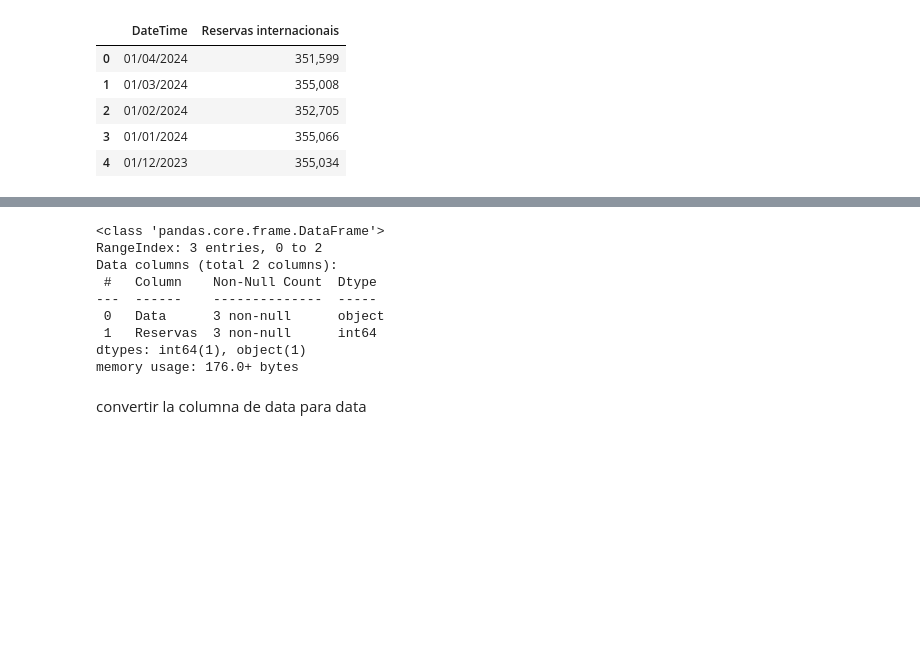
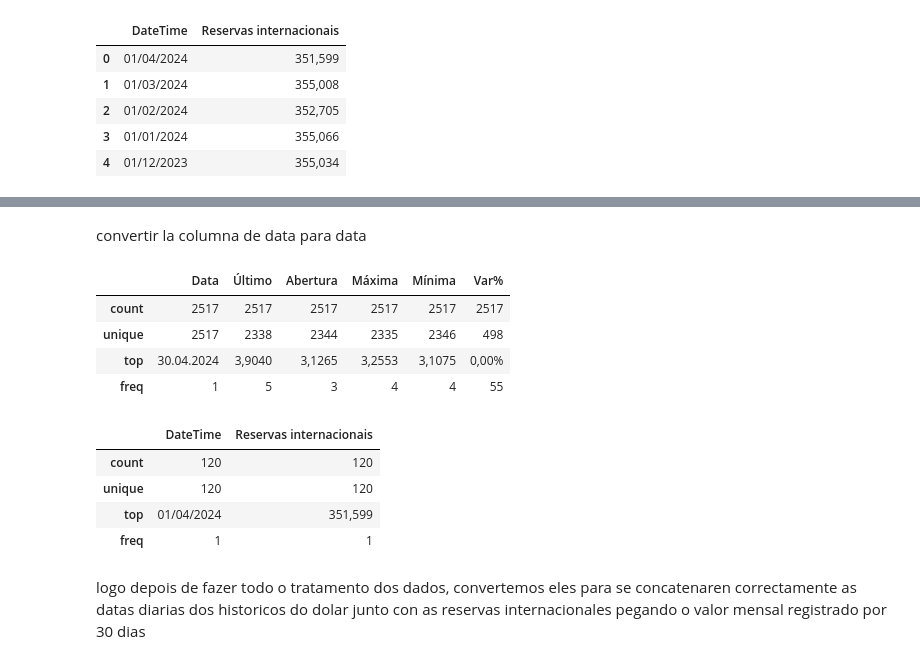
Before and after one commit to DajeanArcila/biblioteca_pandas, a Jupyter notebook: ML_prediçao_dolar.ipynb, the cells around one changed output, grey strips where cells are left out. Cells and saved outputs as stored; diff of their text form; code cells hidden in the pictures; blank space fills up the shorter version.

```diff
--- a/ML_prediçao_dolar.ipynb
+++ b/ML_prediçao_dolar.ipynb
@@ -89,28 +85,0 @@ df_DadosHistoricos.head()
-# %%
-
-# Exemplo de DataFrame df_DadosHistoricos
-dadosHistoricos = {
-    'Data': ['01/04/2024', '02/04/2024', '03/04/2024'],
-    'Valor': [100, 105, 110]
-}
-df_DadosHistoricos = pd.DataFrame(dadosHistoricos)
-
-# Exemplo de DataFrame df_DadosReservasInter
-dadosReservas = {
-    'Data': ['01/04/2024', '01/05/2024', '01/06/2024'],
-    'Reservas': [2000, 2050, 2100]
-}
-df_DadosReservasInter = pd.DataFrame(dadosReservas)
-
-# Converter o primeiro valor da coluna 'Data' em df_DadosHistoricos para datetime
-primeira_data_dadosHistoricos = pd.to_datetime(df_DadosHistoricos['Data'])
-
-# Converter o primeiro valor da coluna 'Data' em df_DadosReservasInter para datetime
-primeira_data_dadosReservasInter = pd.to_datetime(df_DadosReservasInter['Data'])
-
-# Exibir os resultados
-print("Primeira data em df_DadosHistoricos (antes da conversão):", df_DadosHistoricos['Data'].iloc[0])
-print("Primeira data em df_DadosHistoricos (após a conversão):", primeira_data_dadosHistoricos)
-
-print("Primeira data em df_DadosReservasInter (antes da conversão):", df_DadosReservasInter['Data'].iloc[0])
-print("Primeira data em df_DadosReservasInter (após a conversão):", primeira_data_dadosReservasInter)
@@ -140,14 +86,18 @@ memory usage: 176.0+ bytes
-# %%
-df_DadosReservasInter.info()
-# %% [output]
-<class 'pandas.core.frame.DataFrame'>
-RangeIndex: 3 entries, 0 to 2
-Data columns (total 2 columns):
- #   Column    Non-Null Count  Dtype
----  ------    --------------  -----
- 0   Data      3 non-null      object
- 1   Reservas  3 non-null      int64
-dtypes: int64(1), object(1)
-memory usage: 176.0+ bytes
 # %% [markdown]
 convertir la columna de data para data
+# %%
+df_DadosHistoricos.describe()
+# %% [output]
+|  | Data | Último | Abertura | Máxima | Mínima | Var% |
+| count | 2517 | 2517 | 2517 | 2517 | 2517 | 2517 |
+| unique | 2517 | 2338 | 2344 | 2335 | 2346 | 498 |
+| top | 30.04.2024 | 3,9040 | 3,1265 | 3,2553 | 3,1075 | 0,00% |
+| freq | 1 | 5 | 3 | 4 | 4 | 55 |
+# %%
+df_DadosReservasInter.describe()
+# %% [output]
+|  | DateTime | Reservas internacionais |
+| count | 120 | 120 |
+| unique | 120 | 120 |
+| top | 01/04/2024 | 351,599 |
+| freq | 1 | 1 |
@@ -153,0 +107,2 @@ convertir la columna de data para data
+# %% [markdown]
+logo depois de fazer todo o tratamento dos dados, convertemos eles para se concatenaren correctamente as datas diarias dos historicos do dolar junto con as reservas internacionales pegando o valor mensal registrado por 30 dias
```
Also changed, not shown: parts of 13 cells of this notebook.
